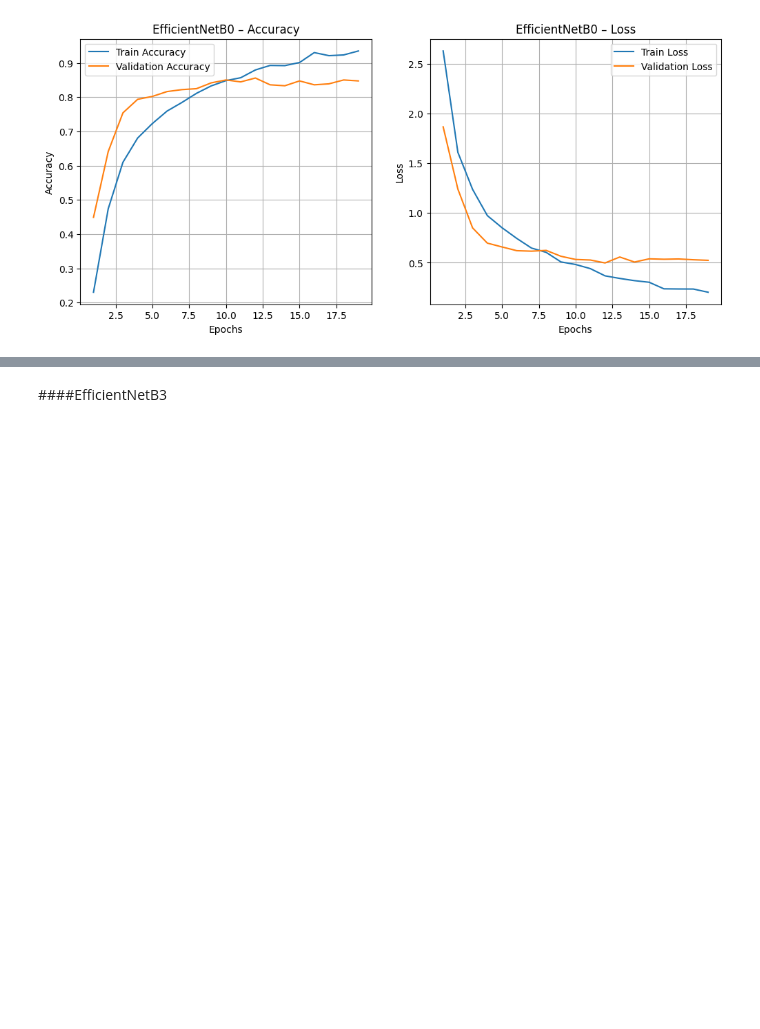
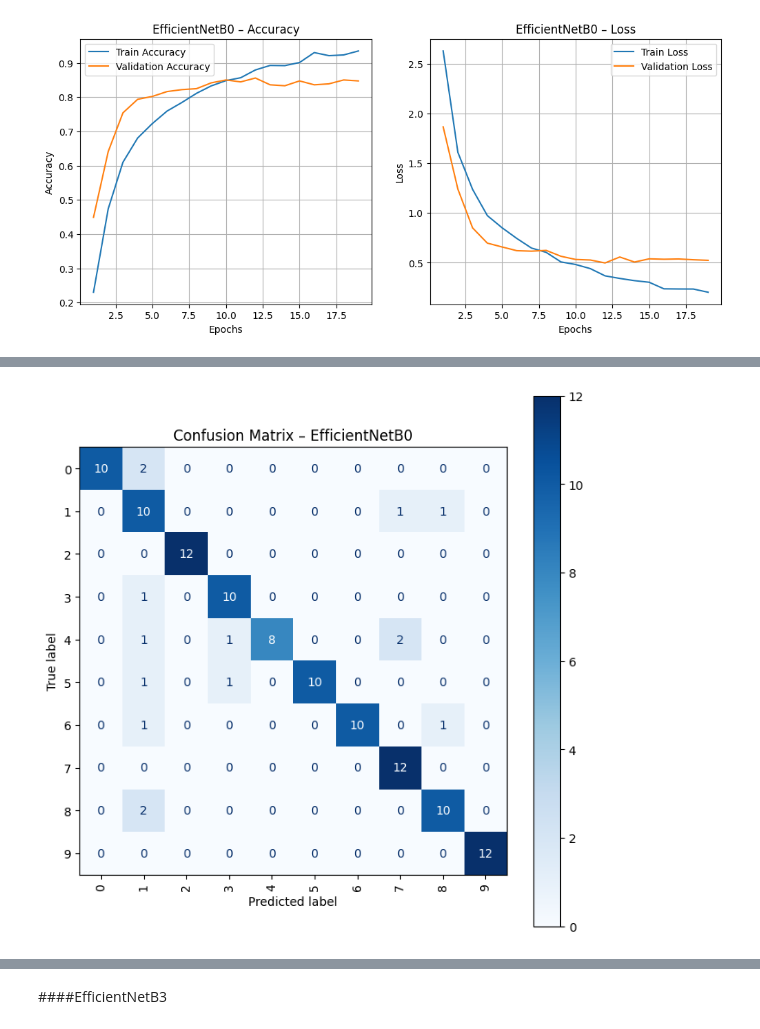
Before and after one commit to khrystynaPeniak/deep-learning-project-multiclass-classification, a Jupyter notebook: mashroom-vision-f.ipynb, the cells around one changed output, grey strips where cells are left out. Saved outputs shown, nothing was run; the diff lists cells and outputs as text; code cells hidden in the pictures; blank space fills up the shorter version.

```diff
--- a/mashroom-vision-f.ipynb
+++ b/mashroom-vision-f.ipynb
@@ -196,0 +264,29 @@ Name: count, dtype: int64
+# %%
+def plot_confusion_matrix(
+    model,
+    dataset,
+    class_labels,
+    figsize=(8, 8),
+    title="Confusion Matrix"
+):
+
+    y_true = np.concatenate([y.numpy() for _, y in dataset], axis=0)
+
+    y_pred_probs = model.predict(dataset)
+    y_pred = np.argmax(y_pred_probs, axis=1)
+
+    cm = confusion_matrix(y_true, y_pred)
+
+    disp = ConfusionMatrixDisplay(
+        confusion_matrix=cm,
+        display_labels=class_labels
+    )
+
+    plt.figure(figsize=figsize)
+    disp.plot(
+        cmap=plt.cm.Blues,
+        xticks_rotation="vertical",
+        ax=plt.gca()
+    )
+    plt.title(title)
+    plt.show()
@@ -333,3 +393,18 @@ plot_training_history(history, model_name="EfficientNetB0")
 [figure]
 # %%
 model.save("/content/drive/MyDrive/mashrooms-vision/model-b0.keras")
+# %%
+loaded_model = tf.keras.models.load_model(
+    "/content/drive/MyDrive/mashrooms-vision/model-b0.keras",
+    custom_objects={"preprocess_input": preprocess_input}
+)
+
+labels = sorted(test['Mushroom'].unique())
+
+plot_confusion_matrix(
+    model=loaded_model,
+    dataset=test_ds,
+    class_labels=labels,
+    title="Confusion Matrix – EfficientNetB0"
+)
+# %% [output]
@@ -335,0 +412 @@ model.save("/content/drive/MyDrive/mashrooms-vision/model-b0.keras")
+[figure, added]
```
Also changed, not shown: parts of 24 cells of this notebook.
